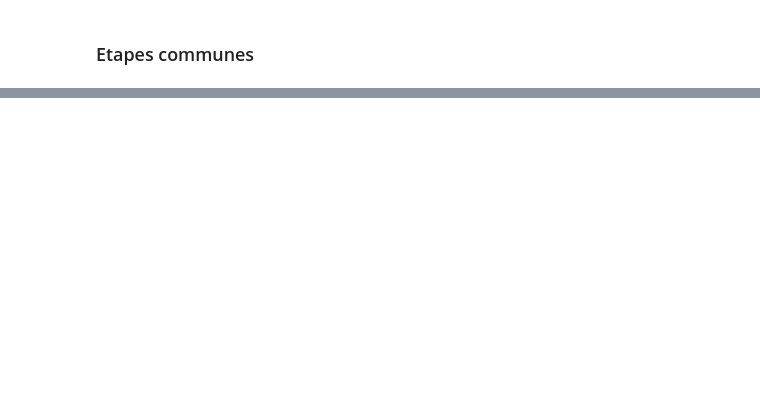
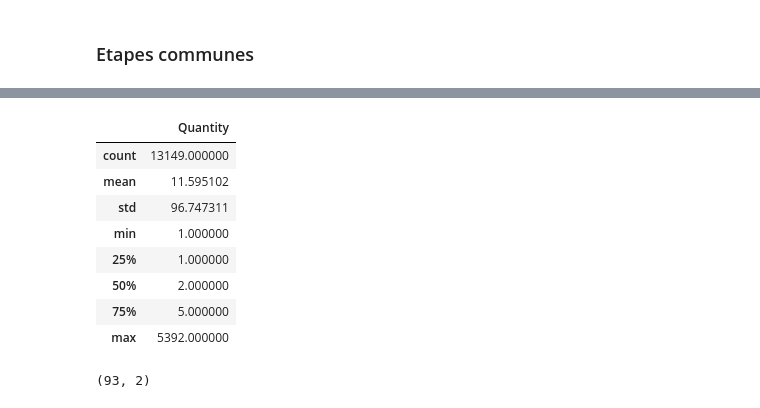
Before and after one commit to nromari/Categoriser-automatiquement-des-questions, a Jupyter notebook: P5_exploration_et_nettoyage.ipynb, the cells around one changed output, grey strips where cells are left out. Cells and saved outputs as stored; diff of their text form; code cells hidden in the pictures; blank space fills up the shorter version.

```diff
--- a/P5_exploration_et_nettoyage.ipynb
+++ b/P5_exploration_et_nettoyage.ipynb
@@ -196,0 +314,12 @@ Name: Tags, dtype: object
+# %%
+tags_df.describe()
+# %% [output]
+|  | Quantity |
+| count | 13149.000000 |
+| mean | 11.595102 |
+| std | 96.747311 |
+| min | 1.000000 |
+| 25% | 1.000000 |
+| 50% | 2.000000 |
+| 75% | 5.000000 |
+| max | 5392.000000 |
@@ -196,0 +328,4 @@ Name: Tags, dtype: object
+# %%
+freqt_tags.shape
+# %% [output]
+(93, 2)
```
Also changed, not shown: parts of 103 cells of this notebook.
